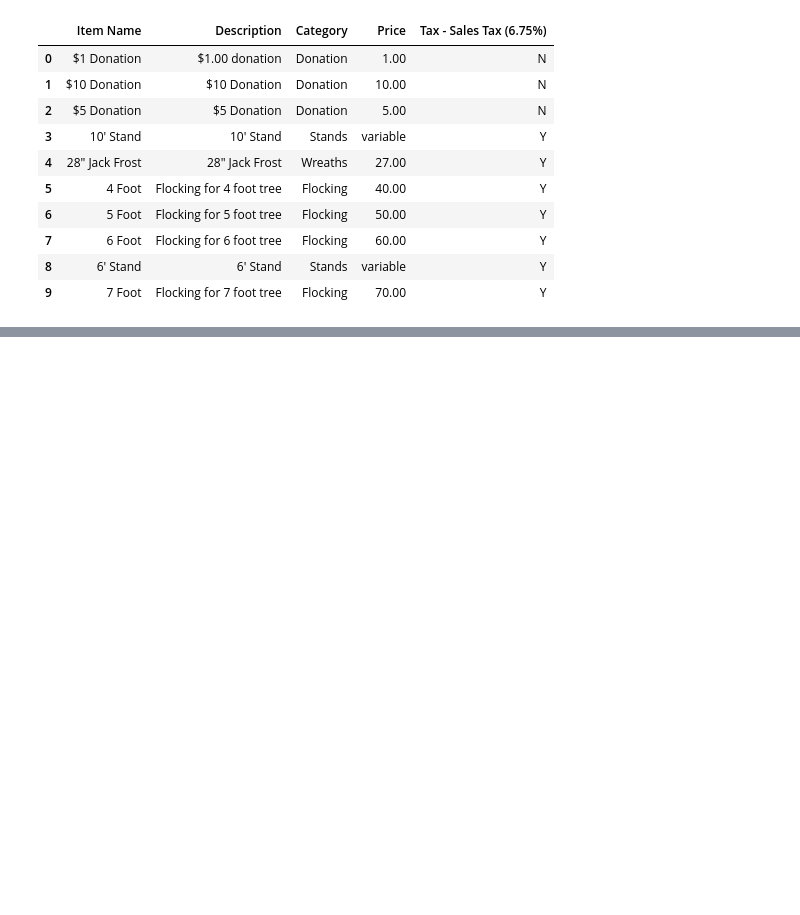
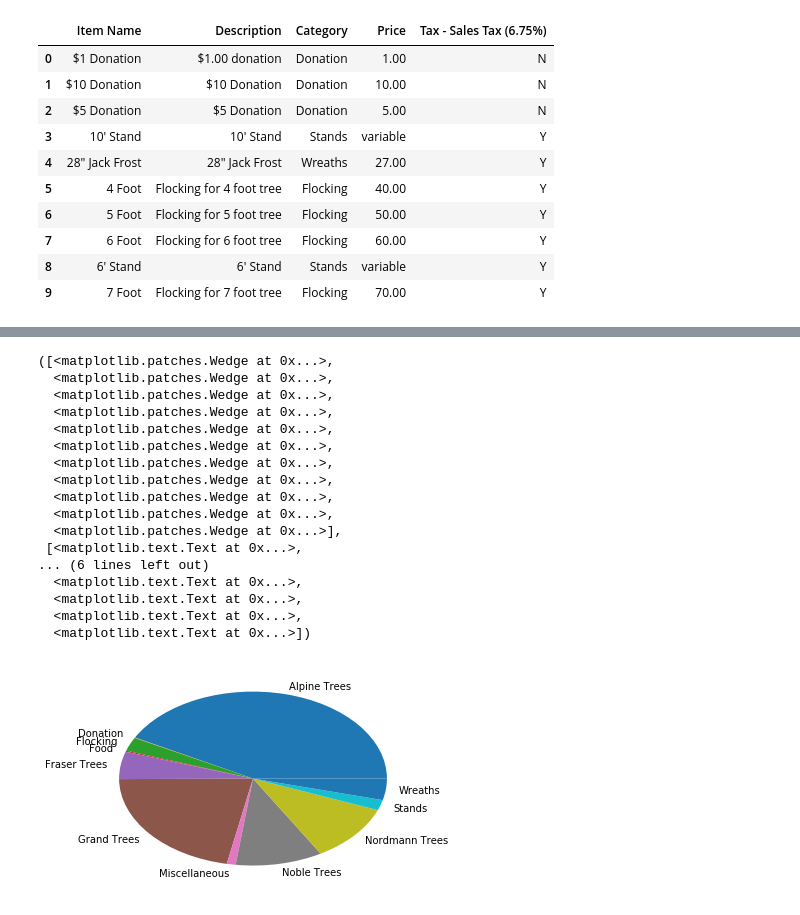
Before and after one commit to mitchcrawler/6018_Term_Project, a Jupyter notebook: GreenRidge_Christmas_Trees.ipynb, the cells around one changed output, grey strips where cells are left out. Saved outputs shown, nothing was run; the diff lists cells and outputs as text; code cells hidden in the pictures; blank space fills up the shorter version.

```diff
--- a/GreenRidge_Christmas_Trees.ipynb
+++ b/GreenRidge_Christmas_Trees.ipynb
@@ -171,0 +216,6 @@ Inventory_catalog.head(10)
+# %%
+import pandas as pd
+Category_Sales_2017 = pd.read_csv(
+        "Category Sales 2017 Season.csv", header = 0, usecols = ["Category", "Items Sold", \
+                                                              "Net Sales"])
+Category_Sales_2017.head(15)
@@ -171,0 +253,24 @@ Inventory_catalog.head(10)
+# %%
+import matplotlib.pyplot as plt
+
+plt.pie(Category_Sales_2017["Net Sales"], labels = ["Alpine Trees", "Donation", "Flocking", \
+        "Food", "Fraser Trees", "Grand Trees", "Miscellaneous", "Noble Trees", "Nordmann Trees", "Stands", "Wreaths"])
+# %% [output]
+([<matplotlib.patches.Wedge at 0x...>,
+  <matplotlib.patches.Wedge at 0x...>,
+  <matplotlib.patches.Wedge at 0x...>,
+  <matplotlib.patches.Wedge at 0x...>,
+  <matplotlib.patches.Wedge at 0x...>,
+  <matplotlib.patches.Wedge at 0x...>,
+  <matplotlib.patches.Wedge at 0x...>,
+  <matplotlib.patches.Wedge at 0x...>,
+  <matplotlib.patches.Wedge at 0x...>,
+  <matplotlib.patches.Wedge at 0x...>,
+  <matplotlib.patches.Wedge at 0x...>],
+ [<matplotlib.text.Text at 0x...>,
+... (6 lines left out)
+  <matplotlib.text.Text at 0x...>,
+  <matplotlib.text.Text at 0x...>,
+  <matplotlib.text.Text at 0x...>,
+  <matplotlib.text.Text at 0x...>])
+[figure, added]
```
Also changed, not shown: parts of 12 cells of this notebook, 3 other files.
